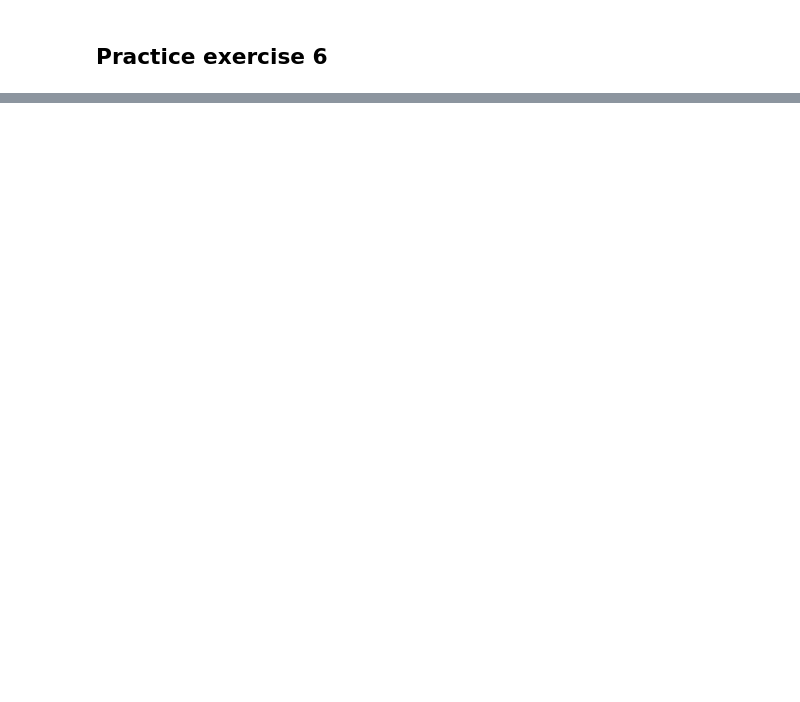
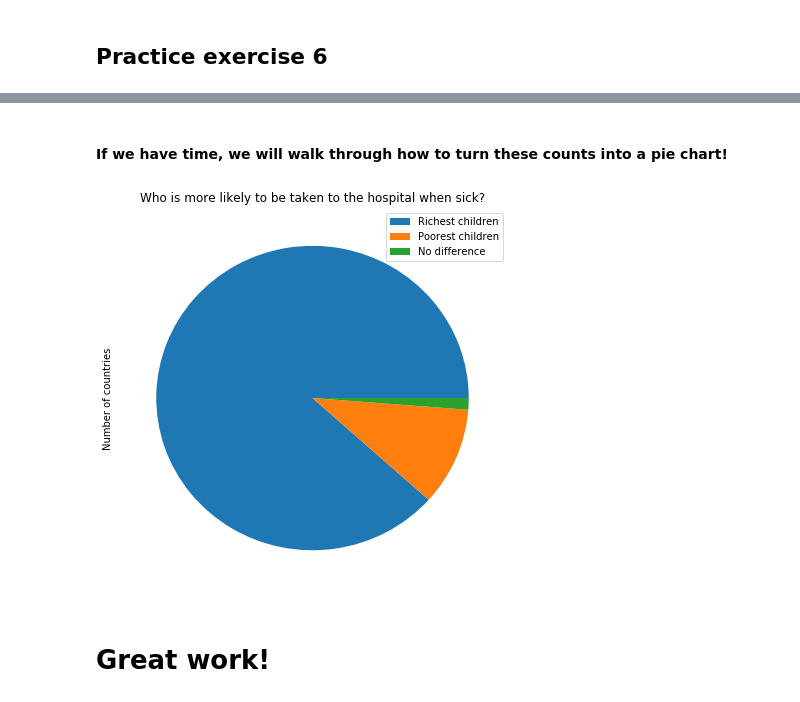
Before and after one commit to nuitrcs/intro-python-summer2019, a Jupyter notebook: learningPandas-answers.ipynb, the cells around one changed output, grey strips where cells are left out. Drawn from its saved outputs; the diff is of its cells as text; code cells hidden in the pictures; blank space fills up the shorter version.

```diff
--- a/learningPandas-answers.ipynb
+++ b/learningPandas-answers.ipynb
@@ -374,0 +786,2 @@ pneu_bar_error = pneu_care_df[["Urban", "Rural"]].mean().plot(kind = 'bar',
+# %%
+Rich = pneu_care_df[pneu_care_df["Richest"] > pneu_care_df["Poorest"]].count().Countries
@@ -374,0 +790,2 @@ pneu_bar_error = pneu_care_df[["Urban", "Rural"]].mean().plot(kind = 'bar',
+# %%
+Poor = pneu_care_df[pneu_care_df["Richest"] < pneu_care_df["Poorest"]].count().Countries
@@ -374,0 +794,14 @@ pneu_bar_error = pneu_care_df[["Urban", "Rural"]].mean().plot(kind = 'bar',
+# %%
+Even = pneu_care_df[pneu_care_df["Richest"] == pneu_care_df["Poorest"]].count().Countries
+# %% [markdown]
+#### If we have time, we will walk through how to turn these counts into a pie chart!
+# %%
+pie_df = pd.DataFrame({"Number of countries": [Rich, Poor, Even]},
+                      index=["Richest children", "Poorest children", "No difference"])
+final_pie_chart = pie_df.plot.pie(y = "Number of countries",
+                                  figsize = (7,7), labels = None,
+                                  title = "Who is more likely to be taken to the hospital when sick?")
+# %% [output]
+[figure, added]
+# %% [markdown]
+# Great work!
```
Also changed, not shown: parts of 70 cells of this notebook, 1 other file.
